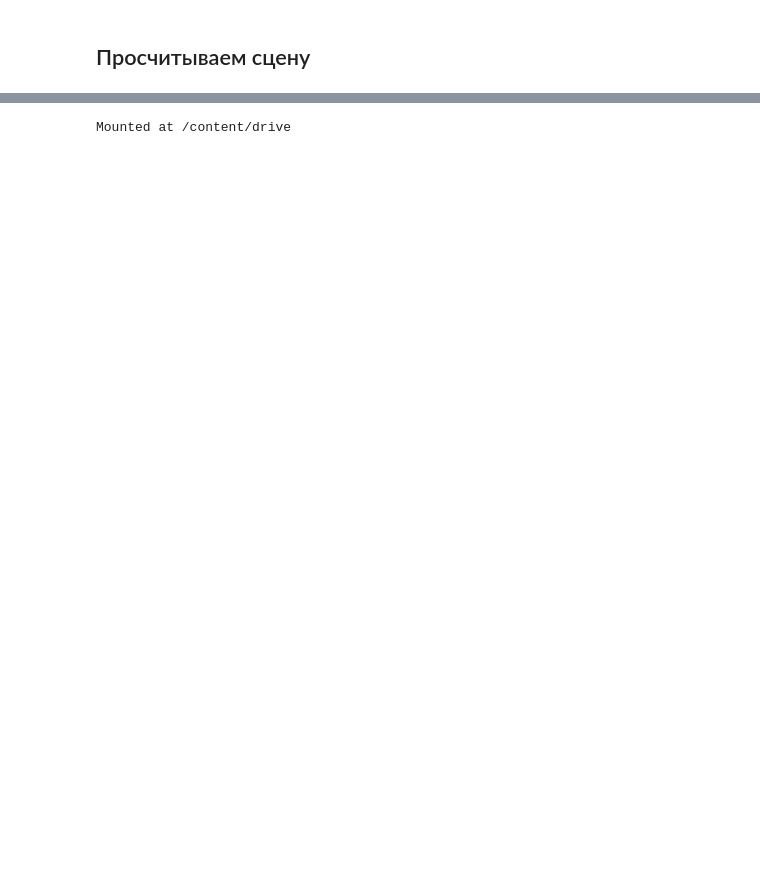
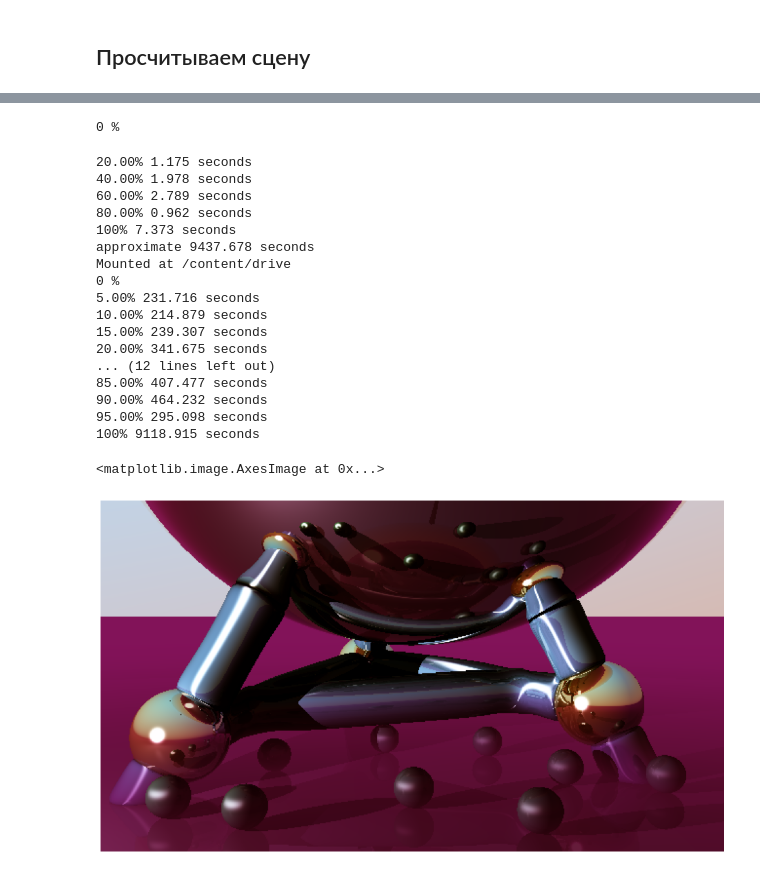
Before and after one commit to zolotarevd/Ray-tracing, a Jupyter notebook: RayTracing.ipynb, the cells around one changed output, grey strips where cells are left out. Saved outputs shown, nothing was run; the diff lists cells and outputs as text; code cells hidden in the pictures; blank space fills up the shorter version.

```diff
--- a/RayTracing.ipynb
+++ b/RayTracing.ipynb
@@ -117,8 +121,8 @@ def trace_ray (scene, start, ray, depth=5, significance=1, weight=1):
                 tmp *= -1
             _, light_dist, _ = scene.get_normal(point + normalize(light[0]-point)*eps, normalize(light[0]-point))
             if light_dist >= np.linalg.norm(light[0]-point):
-                light_fog, _ = scene.fogg(point, normalize(light[0]-point), np.linalg.norm(light-point))
-                ans += color * tmp * diffuse * (1-light_fog) * light[1]
+                light_fog, lf_color = scene.fogg(point, normalize(light[0]-point), np.linalg.norm(light-point))
+                ans += color * tmp * diffuse * ((1-light_fog) + light_fog*lf_color) * light[1]
                 specular = obj.get_specular(normalize(light[0]-point), ray, normal)
                 ans += specular * light[1]*(1-light_fog)
 
@@ -559,21 +653,0 @@ plt.imsave('/content/drive/My Drive/Colab Notebooks/my_image3.png', img)
-# %%
-my_camera = empty()
-my_camera.position = np.array([-2.0, 5.1, 1.5])
-my_camera.orientate = np.array([0.1, 0, 0])
-my_camera.dx = np.array([0.0, 0.0, 1.0])
-my_camera.dy = np.array([0.0, 1.0, 0.0])
-
-my_camera.delta = 0.0001328125
-camera_screen = empty()
-camera_screen.w = 1920
-camera_screen.h = 1080
-
-from google.colab import drive
-drive.mount('/content/drive')
-
-img = render_image(my_camera, my_scene, camera_screen, status = 1, depth = 16)
-
-plt.imsave('/content/drive/My Drive/Colab Notebooks/my_image2.png', img)
-drive.flush_and_unmount()
-plt.figure(figsize=(20,10))
-plt.imshow(img)
@@ -670,7 +654,35 @@ Clipping input data to the valid range for imshow with RGB data ([0..1] for floa
-# %%
-_from google.colab import drive
-drive.mount('/content/drive')
-plt.imsave('/content/drive/My Drive/Colab Notebooks/tmp.png', img)
-drive.flush_and_unmount()
-# %% [output]
-Mounted at /content/drive
+# %%
+camera_2.insert_matrix(camera_screen)
+approximate_time(camera_2, scene_2, camera_screen, depth = 16)
+drive.mount('/content/drive')
+img_2 = render_image(camera_2, scene_2, camera_screen, depth = 16)
+cacao_image_2 = cacao_effect(img_2) #пост-эффект
+
+plt.imsave('/content/drive/My Drive/Colab Notebooks/cacao_image_2.png', cacao_image_2)
+plt.imsave('/content/drive/My Drive/Colab Notebooks/image_2.png', img_2)
+drive.flush_and_unmount()
+
+plt.figure(figsize=(20,10))
+plt.axis(False)
+plt.imshow(cacao_image_2)
+# %% [output]
+0 %
+20.00% 1.175 seconds
+40.00% 1.978 seconds
+60.00% 2.789 seconds
+80.00% 0.962 seconds
+100% 7.373 seconds
+approximate 9437.678 seconds
+Mounted at /content/drive
+0 %
+5.00% 231.716 seconds
+10.00% 214.879 seconds
+15.00% 239.307 seconds
+20.00% 341.675 seconds
+... (12 lines left out)
+85.00% 407.477 seconds
+90.00% 464.232 seconds
+95.00% 295.098 seconds
+100% 9118.915 seconds
+<matplotlib.image.AxesImage at 0x...>
+[figure, added]
```
Also changed, not shown: parts of 31 cells of this notebook.
